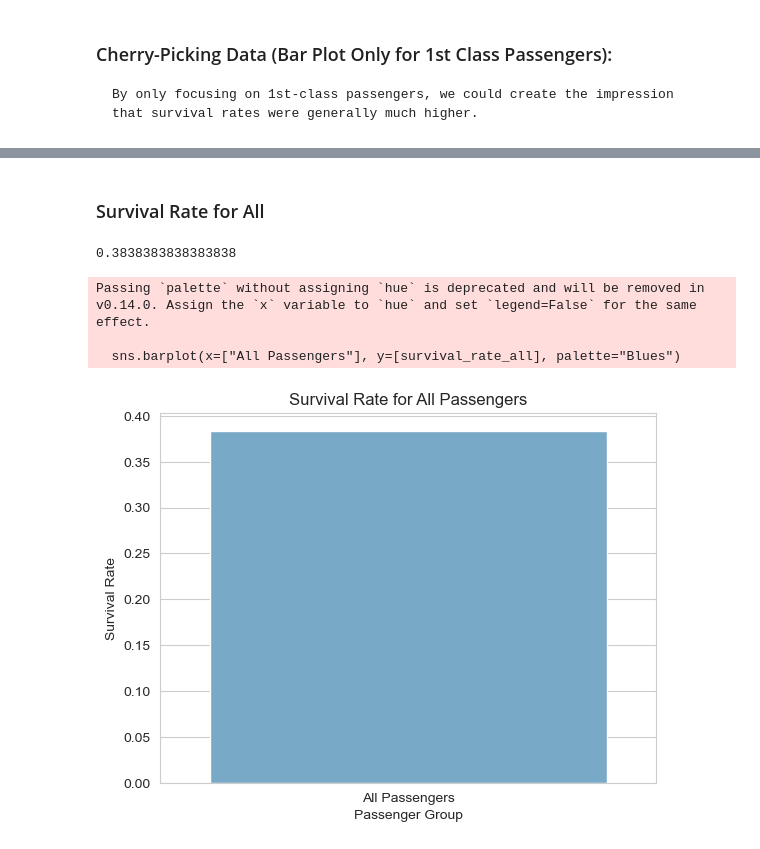
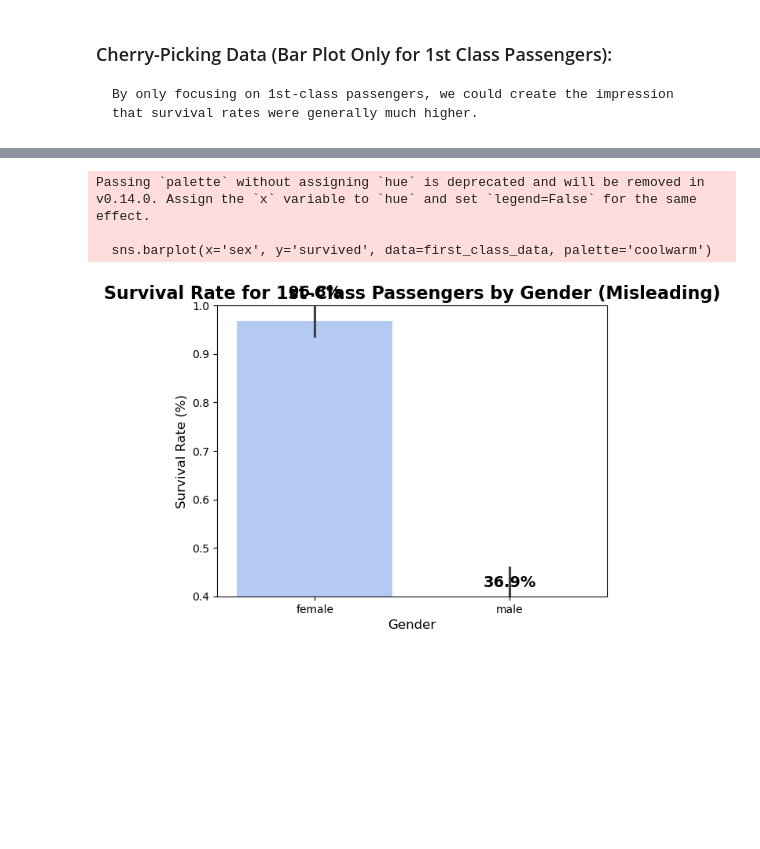
Before and after one commit to IMOsbo/DATA6550-Visualization, a Jupyter notebook: Code/Rogel/Project-Code-Rogel.ipynb, the cells around one changed output, grey strips where cells are left out. Drawn from its saved outputs; the diff is of its cells as text; code cells hidden in the pictures; blank space fills up the shorter version.

```diff
--- a/Code/Rogel/Project-Code-Rogel.ipynb
+++ b/Code/Rogel/Project-Code-Rogel.ipynb
@@ -9,16 +9,11 @@ import pandas as pd
 import seaborn as sns
 import matplotlib.pyplot as plt
 %matplotlib inline
-# %%
-sns.set_style('whitegrid')
 # %% [markdown]
 ## Load Dataset
 # %%
 # Load the Titanic dataset
-df_titanic = sns.load_dataset('titanic')
-
-# Convert to DataFrame
-df = pd.DataFrame(df_titanic)
+df= pd.read_csv('data/titanic.csv')
 # %%
 df.head()
 # %% [output]
@@ -104,26 +29,26 @@ Passing `palette` without assigning `hue` is deprecated and will be removed in v
-# %% [markdown]
-### Survival Rate for All
-# %%
-# Calculate the survival rate for all passengers
-survival_rate_all = df_titanic['survived'].mean()
-
-# Display the survival rate for everyone
-print(survival_rate_all)
-# %% [output]
-0.3838383838383838
-# %%
-# Create a bar graph for the survival rate of all passengers
-sns.barplot(x=["All Passengers"], y=[survival_rate_all], palette="Blues")
-
-# Adding title and labels
-plt.title('Survival Rate for All Passengers')
-plt.ylabel('Survival Rate')
-plt.xlabel('Passenger Group')
-
-# Display the plot
-plt.show()
-# %% [output]
-Passing `palette` without assigning `hue` is deprecated and will be removed in v0.14.0. Assign the `x` variable to `hue` and set `legend=False` for the same effect.
-
-  sns.barplot(x=["All Passengers"], y=[survival_rate_all], palette="Blues")
-[figure, removed]
+# %%
+# Filter the data for 1st-class passengers
+first_class_data = df[df['pclass'] == 1]
+
+# Create a bar plot for survival rate by gender for 1st-class passengers
+sns.barplot(x='sex', y='survived', data=first_class_data, palette='coolwarm')
+
+# Exaggerating the y-axis range to make differences look bigger
+plt.ylim(0.4, 1)  # Limiting the range to exaggerate survival differences
+
+# Adding title and labels
+plt.title('Survival Rate for 1st-Class Passengers by Gender (Misleading)', fontsize=16, weight='bold')
+plt.xlabel('Gender', fontsize=12)
+plt.ylabel('Survival Rate (%)', fontsize=12)
+
+# Add annotations to emphasize the difference
+for i, v in enumerate(first_class_data.groupby('sex')['survived'].mean()):
+    plt.text(i, v + 0.05, f'{v*100:.1f}%', ha='center', fontsize=14, fontweight='bold')
+
+# Display the plot
+plt.show()
+# %% [output]
+Passing `palette` without assigning `hue` is deprecated and will be removed in v0.14.0. Assign the `x` variable to `hue` and set `legend=False` for the same effect.
+
+  sns.barplot(x='sex', y='survived', data=first_class_data, palette='coolwarm')
+[figure, added]
```
Also changed, not shown: parts of 34 cells of this notebook.
